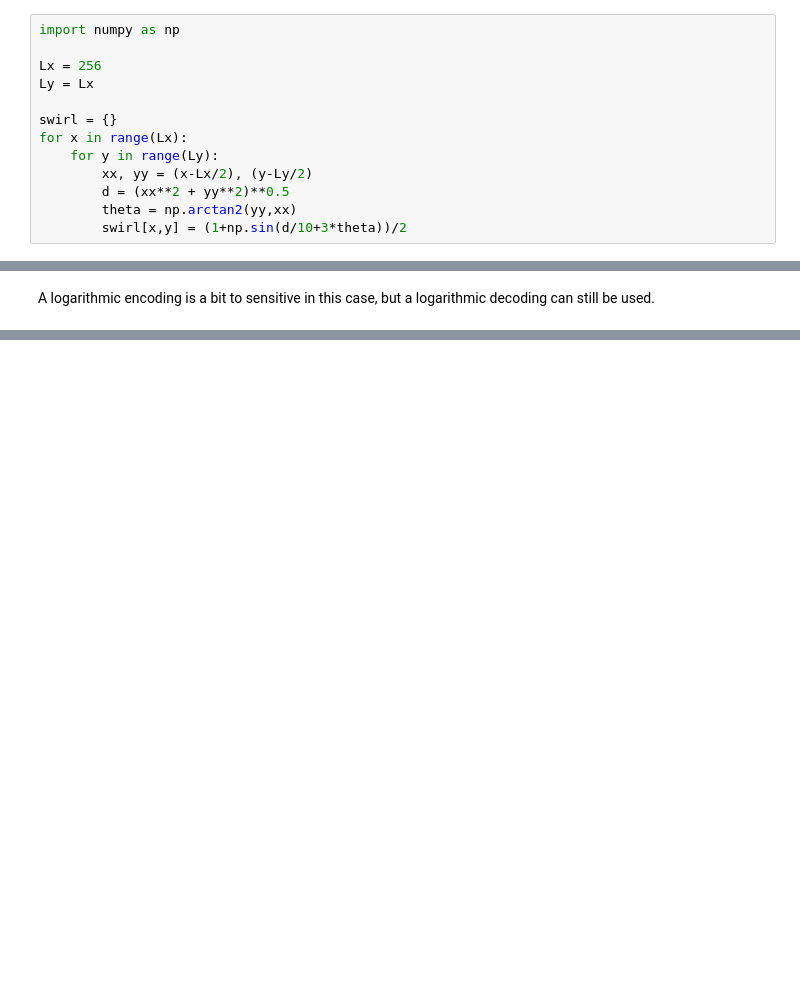
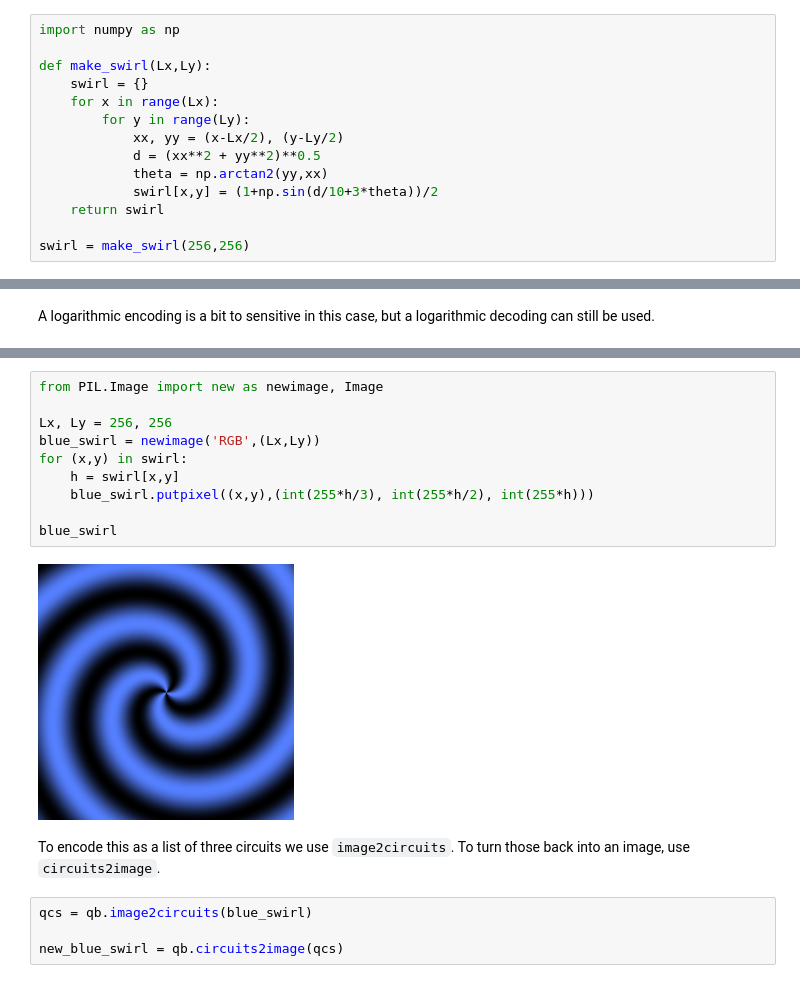
Before and after one commit to qiskit-community/QuantumBlur, a Jupyter notebook: QuickStart.ipynb, the cells around one changed output, grey strips where cells are left out. Drawn from its saved outputs; the diff is of its cells as text; blank space fills up the shorter version.

```diff
--- a/QuickStart.ipynb
+++ b/QuickStart.ipynb
@@ -13,16 +15,17 @@ Here's an example, for a 64x64 pixel image.
 # %%
 import numpy as np
 
-Lx = 256
-Ly = Lx
+def make_swirl(Lx,Ly):
+    swirl = {}
+    for x in range(Lx):
+        for y in range(Ly):
+            xx, yy = (x-Lx/2), (y-Ly/2)
+            d = (xx**2 + yy**2)**0.5
+            theta = np.arctan2(yy,xx)
+            swirl[x,y] = (1+np.sin(d/10+3*theta))/2
+    return swirl
 
-swirl = {}
-for x in range(Lx):
-    for y in range(Ly):
-        xx, yy = (x-Lx/2), (y-Ly/2)
-        d = (xx**2 + yy**2)**0.5
-        theta = np.arctan2(yy,xx)
-        swirl[x,y] = (1+np.sin(d/10+3*theta))/2
+swirl = make_swirl(256,256)
 # %% [markdown]
 We can use `height2image` to make this into a monochrome image, so that we can see it.
 # %%
@@ -140,0 +152,18 @@ qb.height2image(new_plus).resize((256,256),4)
+# %%
+from PIL.Image import new as newimage, Image
+
+Lx, Ly = 256, 256
+blue_swirl = newimage('RGB',(Lx,Ly))
+for (x,y) in swirl:
+    h = swirl[x,y]
+    blue_swirl.putpixel((x,y),(int(255*h/3), int(255*h/2), int(255*h)))
+
+blue_swirl
+# %% [output]
+[figure, added]
+# %% [markdown]
+To encode this as a list of three circuits we use `image2circuits`. To turn those back into an image, use `circuits2image`.
+# %%
+qcs = qb.image2circuits(blue_swirl)
+
+new_blue_swirl = qb.circuits2image(qcs)
```
Also changed, not shown: parts of 27 cells of this notebook.
